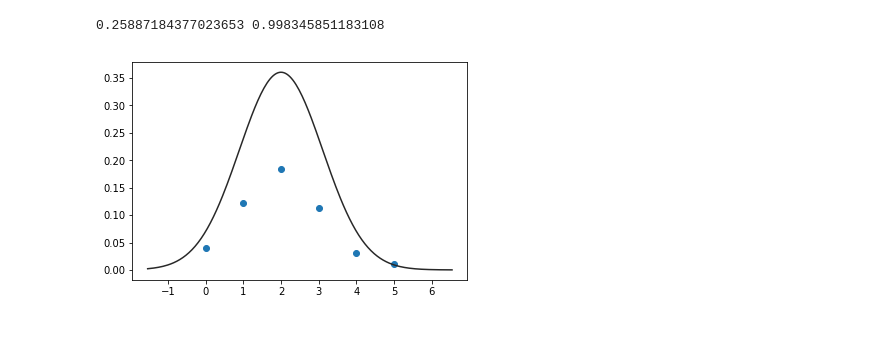
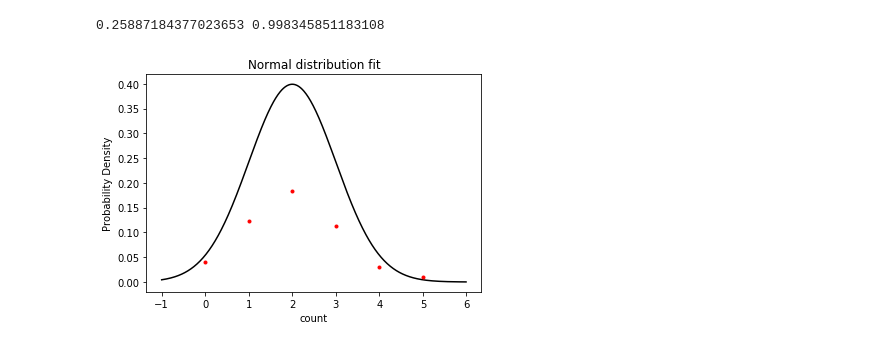
Before and after one commit to David-Zagaceta/Intermediate-Lab, a Jupyter notebook: Poisson_lab.ipynb, the cells around one changed output. Saved outputs shown, nothing was run; the diff lists cells and outputs as text; code cells hidden in the pictures.

Commit message:
fit normal distribution and performed chi squared test

```diff
--- a/Poisson_lab.ipynb
+++ b/Poisson_lab.ipynb
@@ -52,9 +52,13 @@ chi2, p = chi_test
 print(chi2, p)
 # %% [output]
 0.25887184377023653 0.998345851183108
-# %%
-sns.distplot(counts, fit=norm, hist=False, kde=False)
-plt.scatter(x, y)
-plt.show()
-# %% [output]
-[figure, removed]
+# %%
+ins = np.arange(-1, 6, 0.01)
+plt.plot(ins, norm.pdf(ins, loc=mean), 'k-')
+plt.plot(x, y, '.r')
+plt.xlabel('count')
+plt.ylabel('Probability Density')
+plt.title('Normal distribution fit')
+plt.show()
+# %% [output]
+[figure, added]
```
Also changed, not shown: parts of 2 cells of this notebook.
